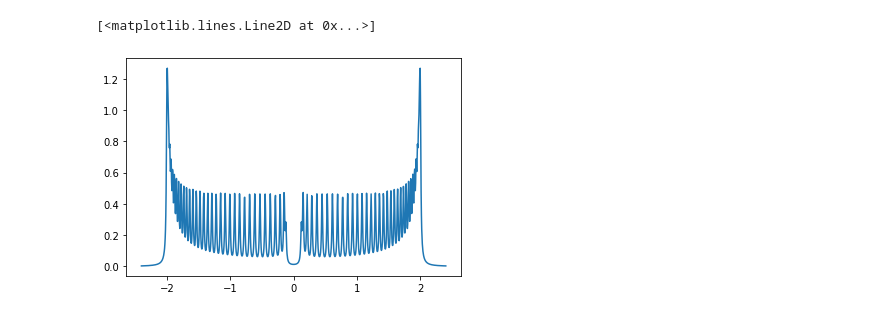
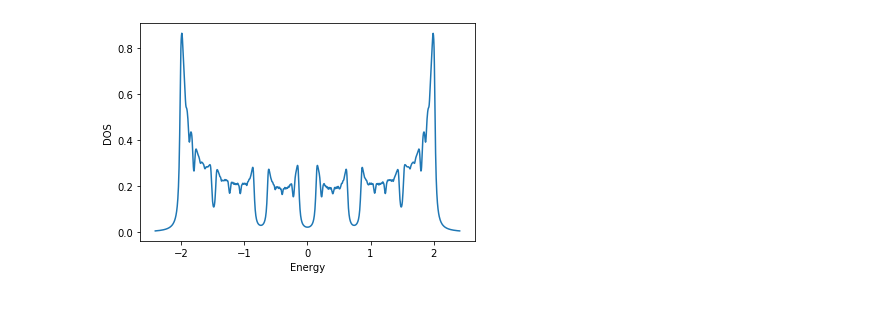
Before and after one commit to gautamra/Superconducting-Fibonacci-chain, a Jupyter notebook: SC-Fibonacci-library.ipynb, the cells around one changed output. Drawn from its saved outputs; the diff is of its cells as text; code cells hidden in the pictures.

```diff
--- a/SC-Fibonacci-library.ipynb
+++ b/SC-Fibonacci-library.ipynb
@@ -112,8 +116,8 @@ class TBmodel:
         err_Delta = np.ones(1)
         cc = 0
 
-#         while any([err/Del>0.001 and err>0.01*(np.max(self.Delta)+0.01) for err,Del in zip(err_Delta, self.Delta)]):
-        for _ in range(20):
+        while any([err/Del>0.001 for err,Del in zip(err_Delta, self.Delta)]):
+#         for _ in range(20):
             H = self.fsyst.hamiltonian_submatrix(params = dict(Delta = self.Delta, Pot = self.Pot))
             newDelta, newPot = self_cons(H)
             err_Delta = np.abs(newDelta - self.Delta)
@@ -221,5 +225,4 @@ def chainFC(n = 3, t=-1, w = 0.1, phi = 0, u = 0, v = 0, wu = 0, wv = 0, PBC = T
 
     return chain
 # %%
-chain = chainFC(n = 10, v = -1.5, u = 0.75, w = 0.1,PBC = True)
-chain
+chain = chainFC(n = 12, v = -1.5, u = 0.75, w = 0.1,PBC = True)
@@ -292,6 +251,12 @@ array([0.08116892+0.j, 0.08116892+0.j, 0.08116892+0.j, 0.08116892+0.j,
 # %%
-DOS, eex = Model.get_DOS(gam = 0.01)
-plt.plot(eex, DOS)
+DOS, eex = Model.get_DOS(gam = 0.02)
+
+fig, ax = plt.subplots()
+
+ax.plot(eex, DOS)
+ax.set_xlabel("Energy")
+ax.set_ylabel("DOS")
+
+plt.savefig("DOS_temp_FC.png")
 # %% [output]
-[<matplotlib.lines.Line2D at 0x...>]
-[figure, old version]
+[figure, new version]
```
Also changed, not shown: parts of 6 cells of this notebook.
